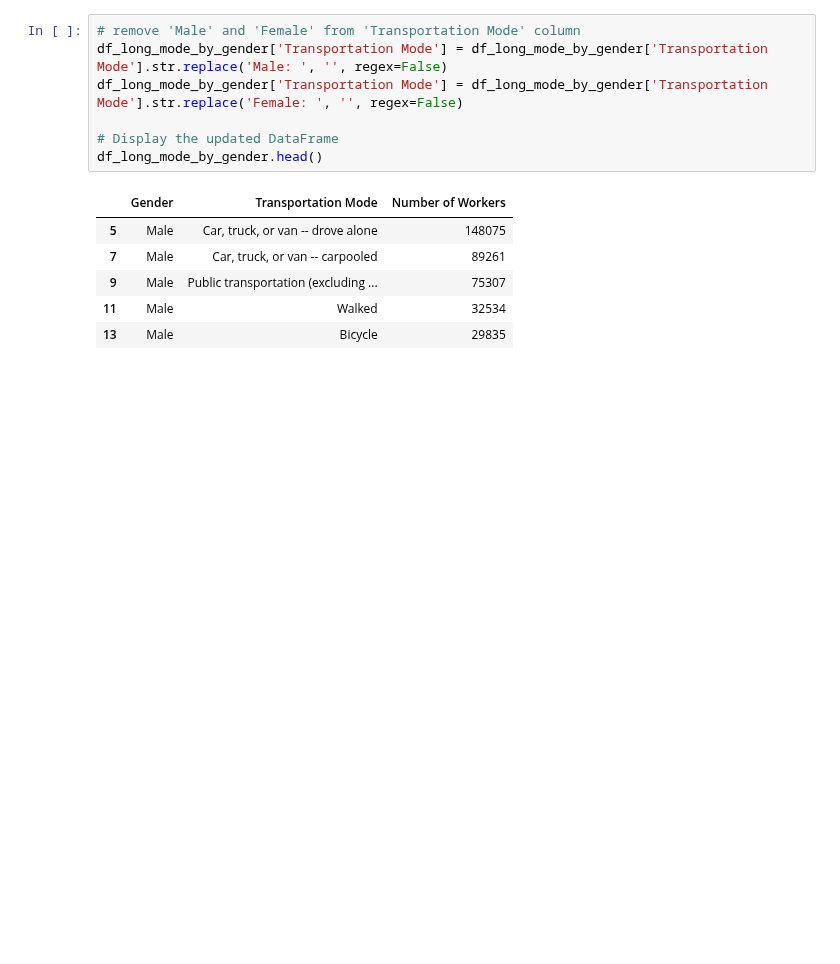
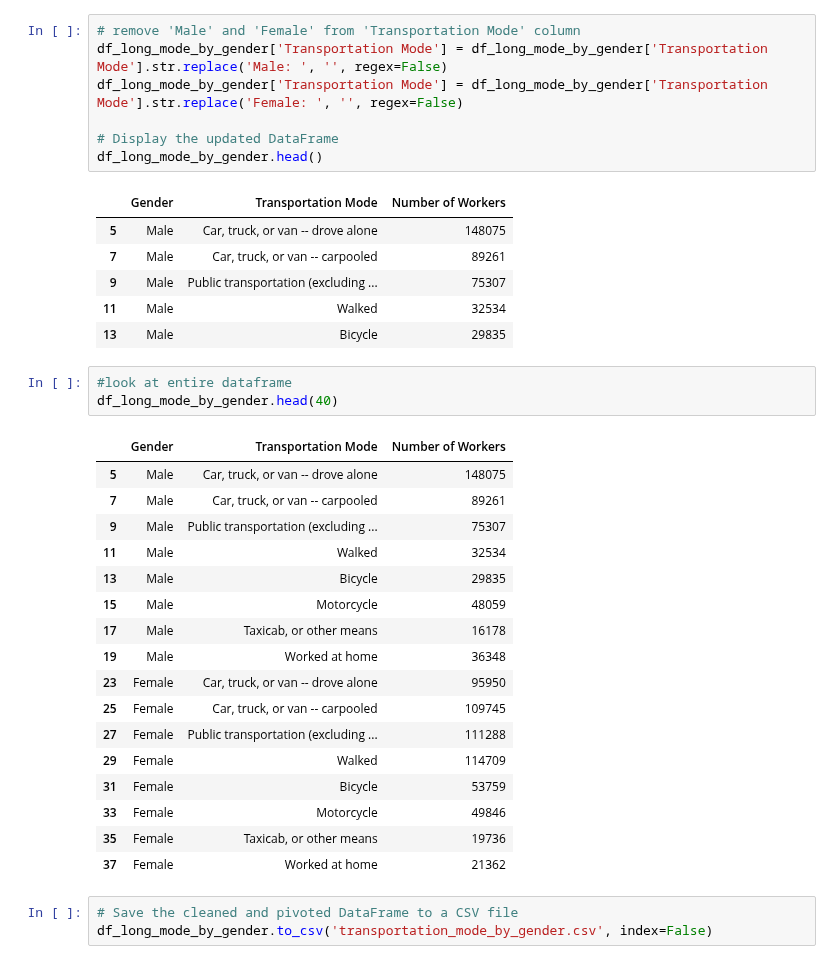
Before and after one commit to angelikabrown/CensusDataEDA, a Jupyter notebook: census_data_cleaning.ipynb, the cells around one changed output. Saved outputs shown, nothing was run; the diff lists cells and outputs as text; blank space fills up the shorter version.

```diff
--- a/census_data_cleaning.ipynb
+++ b/census_data_cleaning.ipynb
@@ -992,3 +992,27 @@ df_long_mode_by_gender.head()
 | 9 | Male | Public transportation (excluding ... | 75307 |
 | 11 | Male | Walked | 32534 |
 | 13 | Male | Bicycle | 29835 |
+# %%
+#look at entire dataframe
+df_long_mode_by_gender.head(40)
+# %% [output]
+|  | Gender | Transportation Mode | Number of Workers |
+| 5 | Male | Car, truck, or van -- drove alone | 148075 |
+| 7 | Male | Car, truck, or van -- carpooled | 89261 |
+| 9 | Male | Public transportation (excluding ... | 75307 |
+| 11 | Male | Walked | 32534 |
+| 13 | Male | Bicycle | 29835 |
+| 15 | Male | Motorcycle | 48059 |
+| 17 | Male | Taxicab, or other means | 16178 |
+| 19 | Male | Worked at home | 36348 |
+| 23 | Female | Car, truck, or van -- drove alone | 95950 |
+| 25 | Female | Car, truck, or van -- carpooled | 109745 |
+| 27 | Female | Public transportation (excluding ... | 111288 |
+| 29 | Female | Walked | 114709 |
+| 31 | Female | Bicycle | 53759 |
+| 33 | Female | Motorcycle | 49846 |
+| 35 | Female | Taxicab, or other means | 19736 |
+| 37 | Female | Worked at home | 21362 |
+# %%
+# Save the cleaned and pivoted DataFrame to a CSV file
+df_long_mode_by_gender.to_csv('transportation_mode_by_gender.csv', index=False)
```
